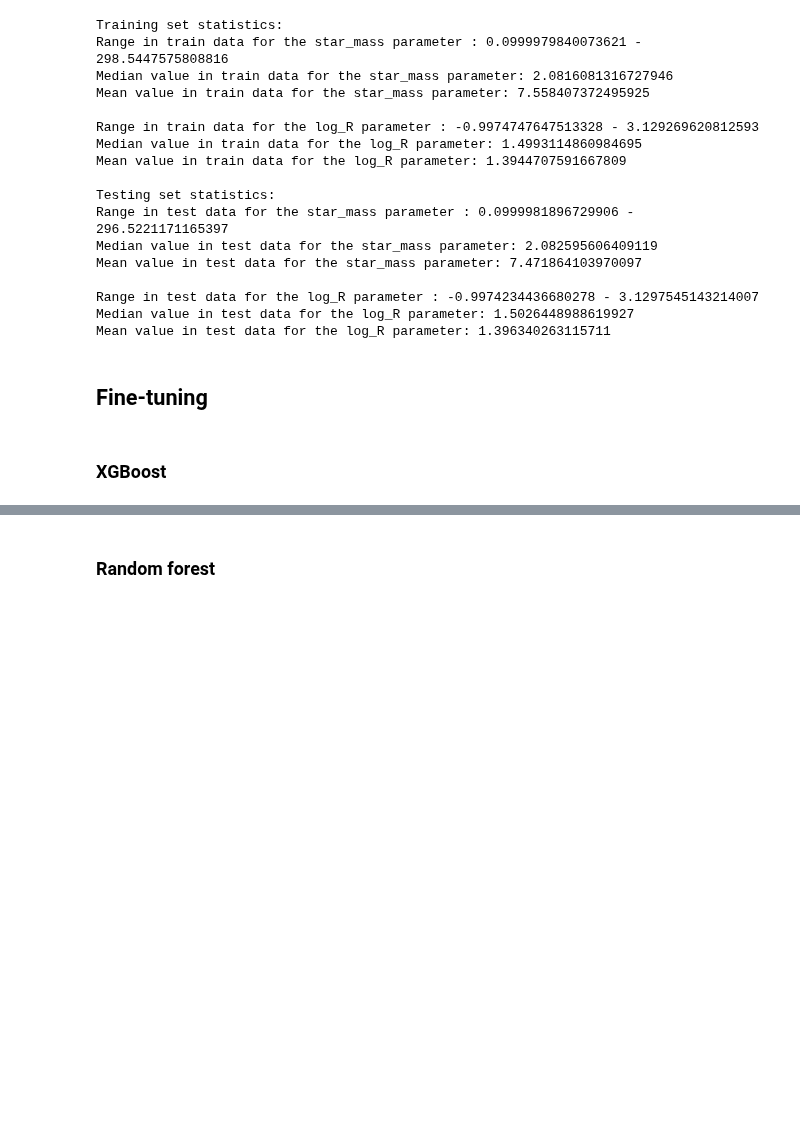
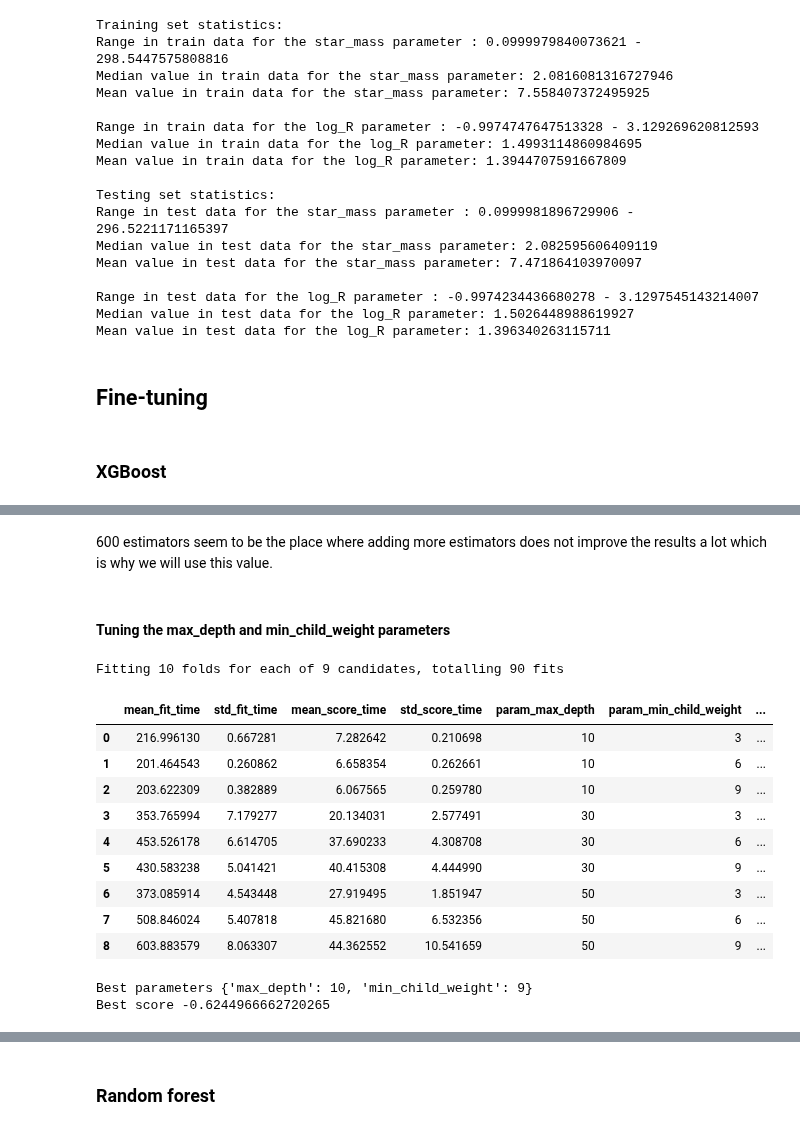
Before and after one commit to anpirott/thesis, a Jupyter notebook: notebooks/ML/method_ML/model_A/fine_tuned_models/MIST/Base/fine_tuned_models.ipynb, the cells around one changed output, grey strips where cells are left out. Drawn from its saved outputs; the diff is of its cells as text; code cells hidden in the pictures; blank space fills up the shorter version.

```diff
--- a/notebooks/ML/method_ML/model_A/fine_tuned_models/MIST/Base/fine_tuned_models.ipynb
+++ b/notebooks/ML/method_ML/model_A/fine_tuned_models/MIST/Base/fine_tuned_models.ipynb
@@ -61,0 +162,41 @@ Mean value in test data for the log_R parameter: 1.396340263115711
+# %% [markdown]
+600 estimators seem to be the place where adding more estimators does not improve the results a lot which is why we will use this value.
+# %% [markdown]
+#### Tuning the max_depth and min_child_weight parameters
+# %%
+scoring = ["neg_root_mean_squared_error", "neg_mean_absolute_error"] # RMSE and MAE
+
+cv_params = {'max_depth': [10, 30, 50],
+             'min_child_weight': [3, 6, 9]
+            }
+
+gscv_xgb_2 = GridSearchCV(XGBRegressor(n_estimators=600
+                                       ),
+                          param_grid = cv_params,
+                          scoring = scoring,
+                          cv = 10,
+                          verbose = 2,
+                          n_jobs = 10,
+                          refit="neg_root_mean_squared_error"
+)
+
+gscv_xgb_2.fit(X_train,y_train)
+df_2 = pd.DataFrame.from_dict(gscv_xgb_2.cv_results_)
+pd.set_option('display.max_columns', None)
+display(df_2)
+print(f"Best parameters {gscv_xgb_2.best_params_}")
+print(f"Best score {gscv_xgb_2.best_score_}")
+# %% [output]
+Fitting 10 folds for each of 9 candidates, totalling 90 fits
+|  | mean_fit_time | std_fit_time | mean_score_time | std_score_time | param_max_depth | param_min_child_weight | ... |
+| 0 | 216.996130 | 0.667281 | 7.282642 | 0.210698 | 10 | 3 | ... |
+| 1 | 201.464543 | 0.260862 | 6.658354 | 0.262661 | 10 | 6 | ... |
+| 2 | 203.622309 | 0.382889 | 6.067565 | 0.259780 | 10 | 9 | ... |
+| 3 | 353.765994 | 7.179277 | 20.134031 | 2.577491 | 30 | 3 | ... |
+| 4 | 453.526178 | 6.614705 | 37.690233 | 4.308708 | 30 | 6 | ... |
+| 5 | 430.583238 | 5.041421 | 40.415308 | 4.444990 | 30 | 9 | ... |
+| 6 | 373.085914 | 4.543448 | 27.919495 | 1.851947 | 50 | 3 | ... |
+| 7 | 508.846024 | 5.407818 | 45.821680 | 6.532356 | 50 | 6 | ... |
+| 8 | 603.883579 | 8.063307 | 44.362552 | 10.541659 | 50 | 9 | ... |
+Best parameters {'max_depth': 10, 'min_child_weight': 9}
+Best score -0.6244966662720265
```
Also changed, not shown: parts of 10 cells of this notebook, 17 other files.
